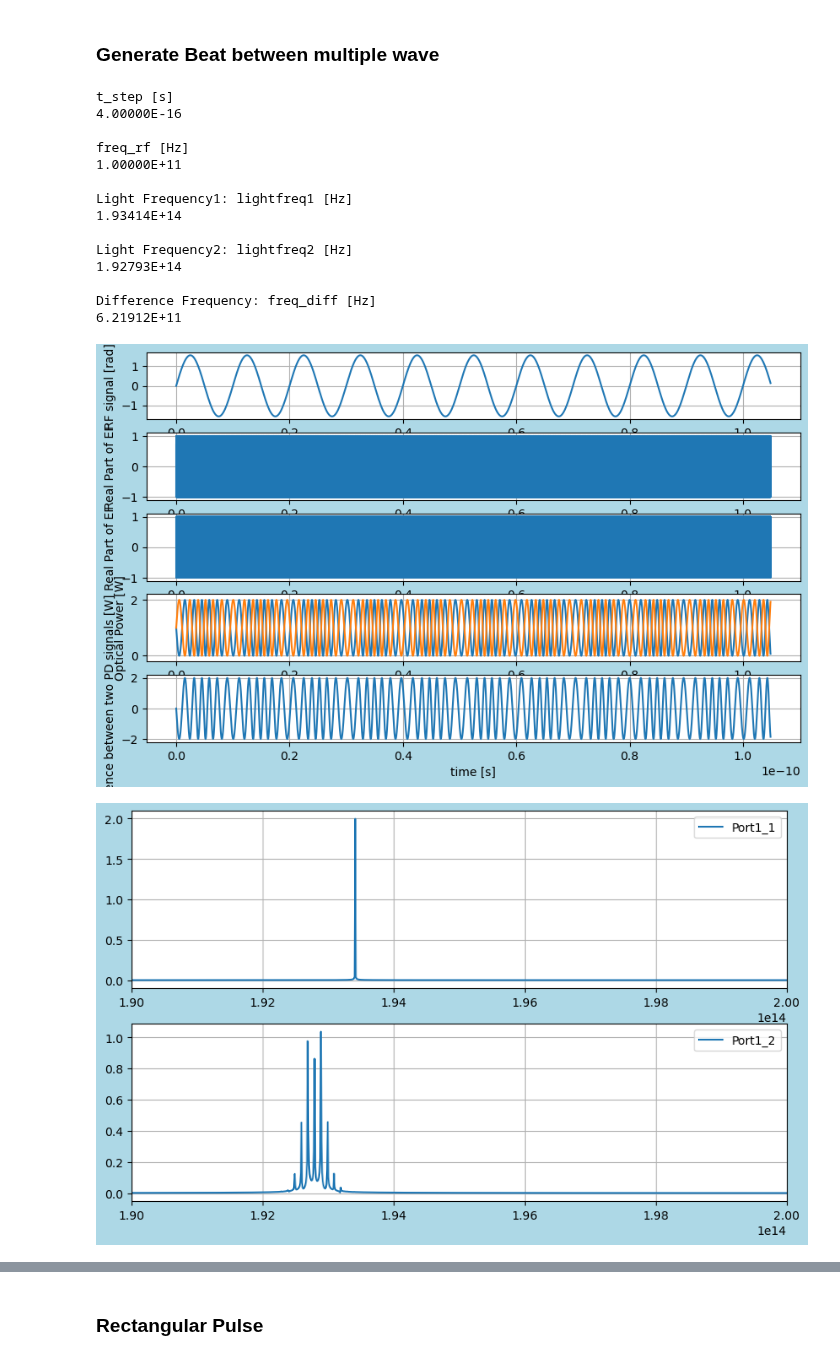
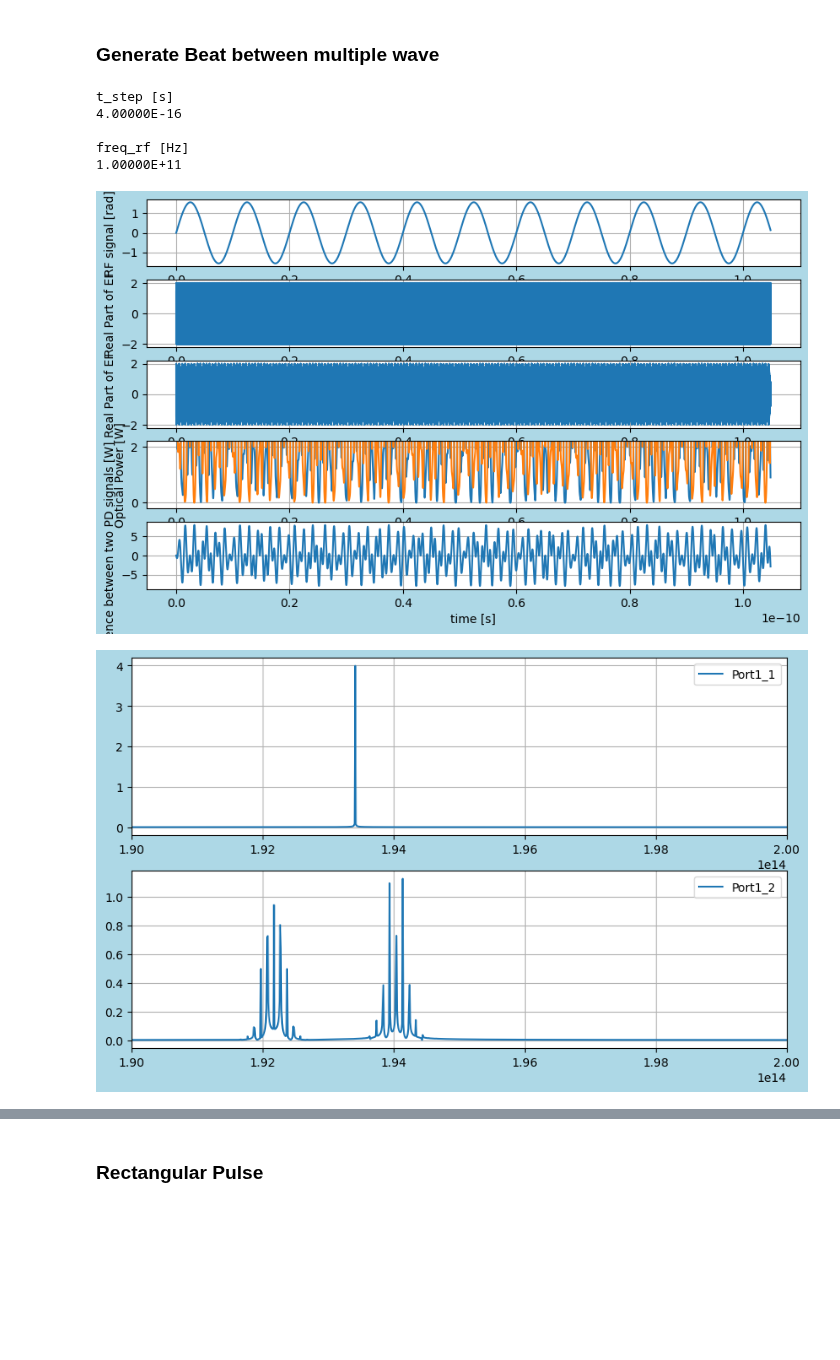
Before and after one commit to tacticstactics/optical-heterodyne-detection, a Jupyter notebook: optical_heterodyne_detection.ipynb, the cells around one changed output, grey strips where cells are left out. Drawn from its saved outputs; the diff is of its cells as text; code cells hidden in the pictures; blank space fills up the shorter version.

```diff
--- a/optical_heterodyne_detection.ipynb
+++ b/optical_heterodyne_detection.ipynb
@@ -263,25 +263,15 @@ opl1 =100
 opl2= 100
 
 wl1 = 1550e-9
-wl2 = 1555e-9
+wl2 = 1545e-9
+wl3 = 1560e-9
 
 # If wl1 and wl2 are equal, homodyne. If not, heterodyne.
 
 lightfreq1 = c / wl1
-print("Light Frequency1: lightfreq1 [Hz]")
-print(f'{lightfreq1:.5E}')
-print("")
+lightfreq2 = c / wl2
+lightfreq3 = c / wl3
 
-lightfreq2 = c / wl2
-print("Light Frequency2: lightfreq2 [Hz]")
-print(f'{lightfreq2:.5E}')
-print("")
-
-freq_diff = lightfreq1-lightfreq2
-
-print("Difference Frequency: freq_diff [Hz]")
-print(f'{freq_diff:.5E}')
-print("")
 
 PT1 = 0.5 # PT: Power Transmission of Beam splitter
 
@@ -311,9 +301,14 @@ for ii in range(samplerate):
     # Path Length modulated
 
     phase1 = 2*np.pi * lightfreq1 * t # phase of local oscillator [rad]
+
     phase2 = 2*np.pi * lightfreq2 * t + rf_signal #[rad]
+    phase3 = 2*np.pi * lightfreq3 * t + rf_signal #[rad]
 
-    Eout1 = optical_heterodyne_detection_def.propagate(phase1, phase2, Ein1)
+    Eout1_a = optical_heterodyne_detection_def.propagate(phase1, phase2, Ein1)
+    Eout1_b = optical_heterodyne_detection_def.propagate(phase1, phase3, Ein1)
+
+    Eout1 = Eout1_a +  Eout1_b
 
     Port1_1_Eout = Eout1[0,0] # Modulated Light signal
     Port1_1_EFcol[ii] = Port1_1_Eout
@@ -406,41 +401,32 @@ ax3_3 = fig3.add_subplot(3, 1, 3)
 Port1_powercol_f = fft(Port3_1_powercol)
 Port2_powercol_f = fft(Port3_2_powercol)
 
 ax3_1.plot(xf, 2.0/samplerate * np.abs(Port1_powercol_f[0:samplerate//2]),label="Port1 Power")
 ax3_1.set_ylabel("Power Spectrum")
 ax3_1.set_xlim(-1e12,10e12)
 ax3_1.legend()
 ax3_1.grid(True)
 
 ax3_2.plot(xf, 2.0/samplerate * np.abs(Port2_powercol_f[0:samplerate//2]), label="Port2 Power")
 ax3_2.set_ylabel("Power Spectrum")
 ax3_2.set_xlim(-1e12,10e12)
 ax3_2.legend()
 ax3_2.grid(True)
 
 Power_diffcol_f = fft(Power_diffcol)
 ax3_3.plot(xf, 2.0/samplerate * np.abs(Power_diffcol_f[0:samplerate//2]), label="Power Difference")
 ax3_3.set_xlabel("Frequency [Hz]")
 ax3_3.set_ylabel("Power Difference Spectrum")
 ax3_3.set_xlim(-1e12,10e12)
 ax3_3.legend()
 ax3_3.grid(True)
 
 plt.show()
 # %% [output]
 t_step [s]
 4.00000E-16
 
 freq_rf [Hz]
 1.00000E+11
-
-Light Frequency1: lightfreq1 [Hz]
-1.93414E+14
-
-Light Frequency2: lightfreq2 [Hz]
-1.92793E+14
-
-Difference Frequency: freq_diff [Hz]
-6.21912E+11
-[figure, old version]
+[figure, new version]
-[figure, old version]
+[figure, new version]
```
Also changed, not shown: parts of 3 cells of this notebook.
